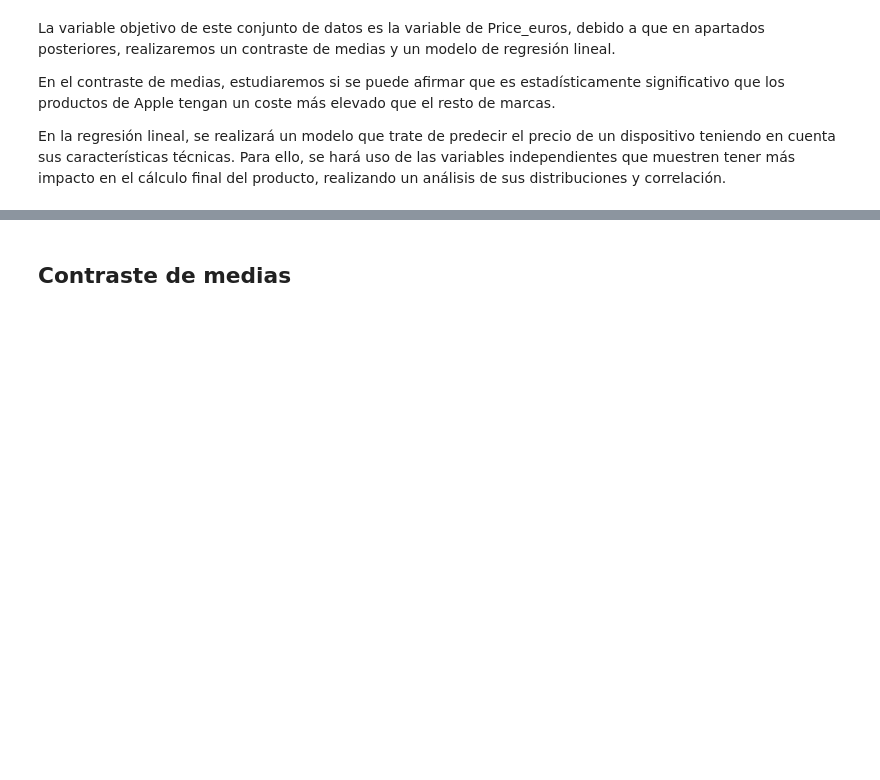
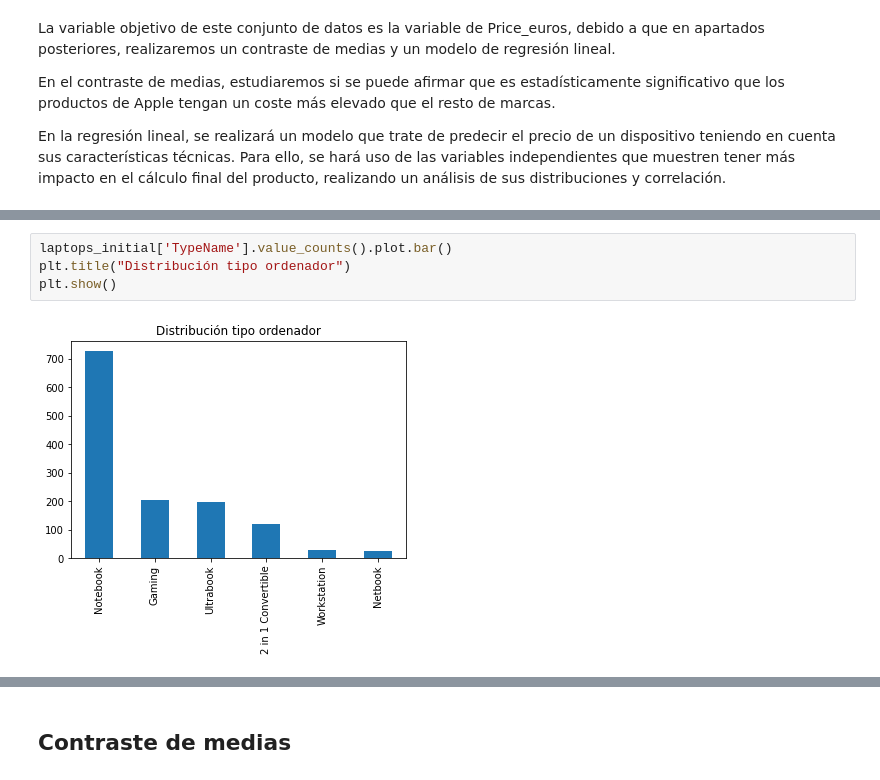
Before and after one commit to carlosalloUOC/PRA2-Limpieza-Analisis, a Jupyter notebook: src/Práctica 2 - Tipologia.ipynb, the cells around one changed output, grey strips where cells are left out. Drawn from its saved outputs; the diff is of its cells as text; blank space fills up the shorter version.

```diff
--- a/src/Práctica 2 - Tipologia.ipynb
+++ b/src/Práctica 2 - Tipologia.ipynb
@@ -804,0 +843,6 @@ En la regresión lineal, se realizará un modelo que trate de predecir el precio
+# %%
+laptops_initial['TypeName'].value_counts().plot.bar()
+plt.title("Distribución tipo ordenador")
+plt.show()
+# %% [output]
+[figure, added]
```
Also changed, not shown: parts of 20 cells of this notebook.
